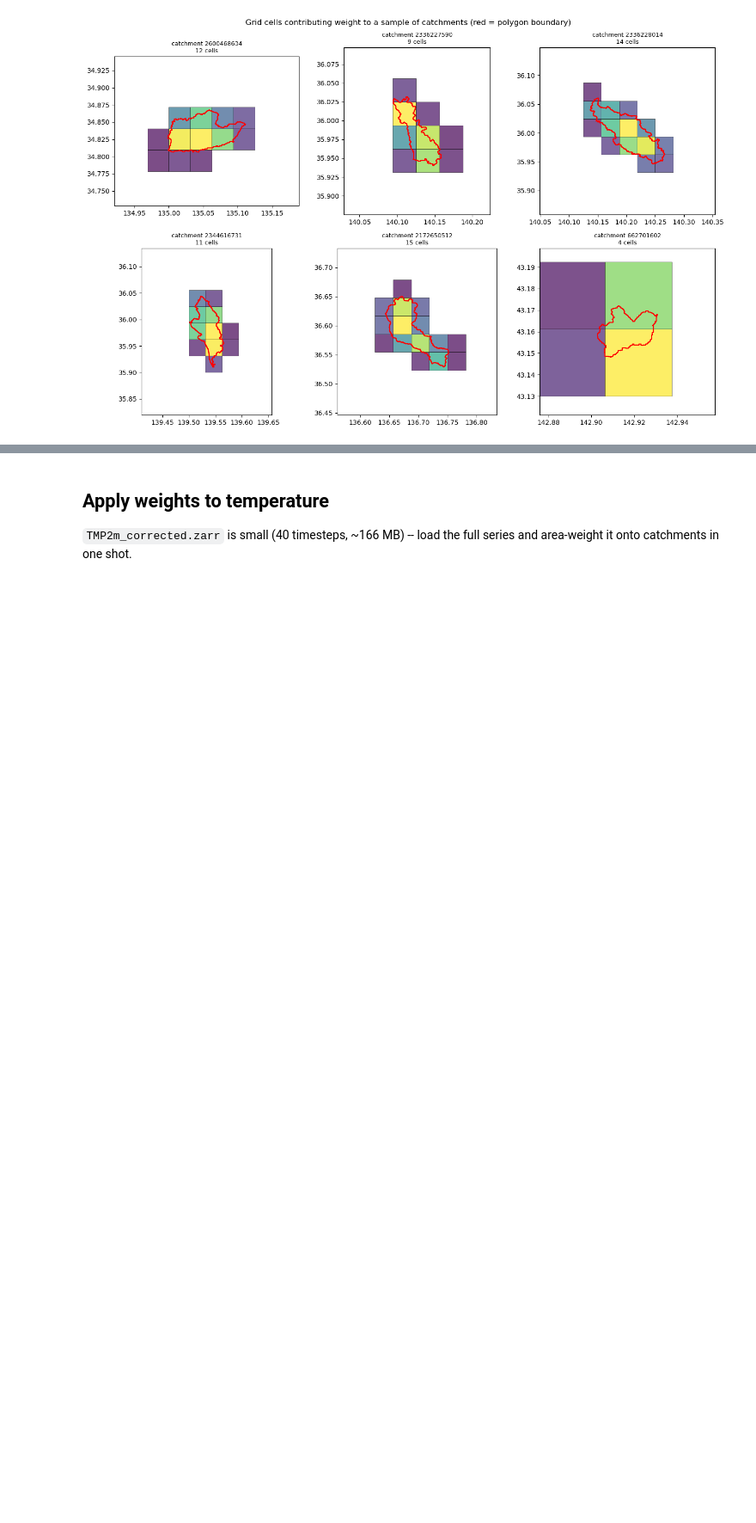
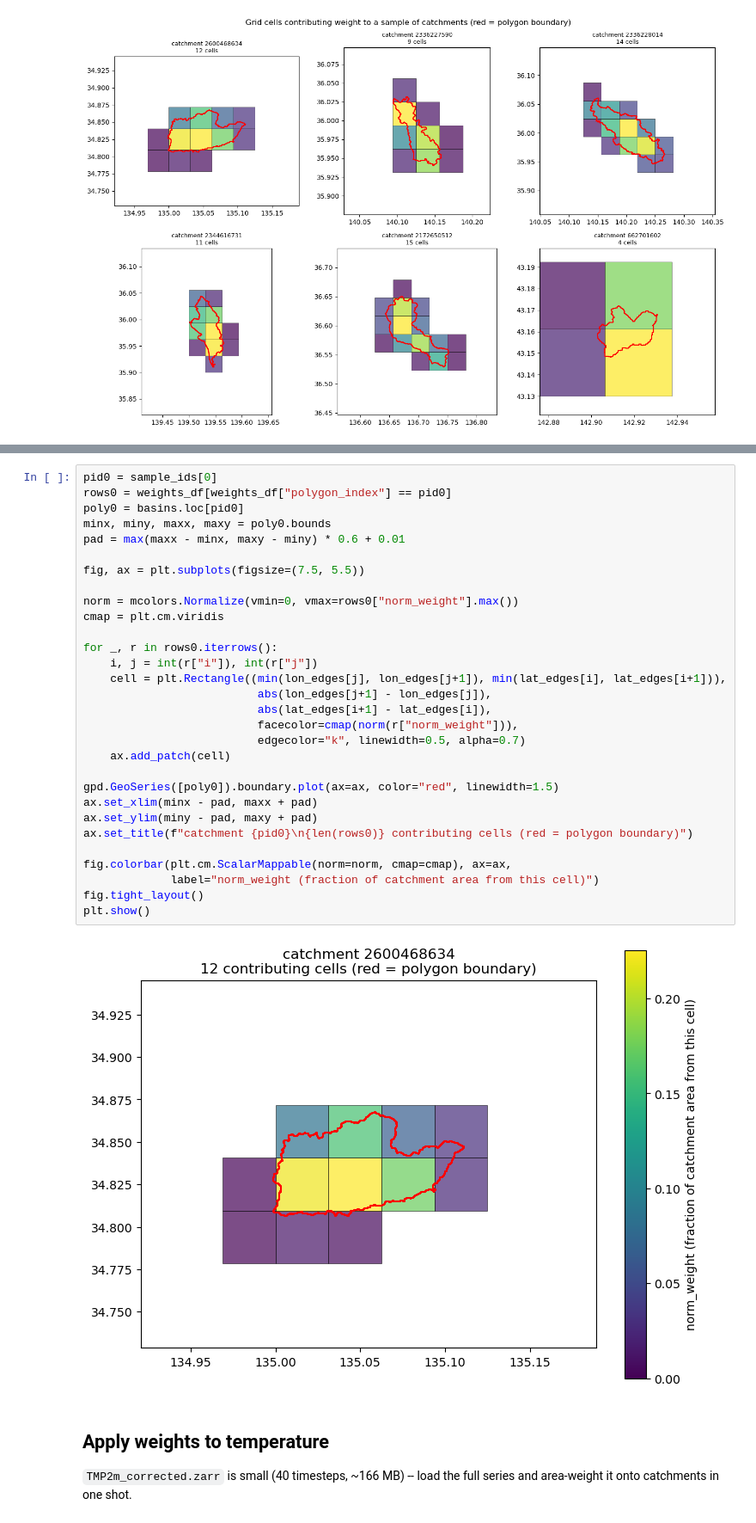
Before and after one commit to valentin-brekke/climate-hydro-pipeline, a Jupyter notebook: processing/catchment_weighting/scripts/catchment_weighting.ipynb, the cells around one changed output, grey strips where cells are left out. Shown at 86% size. Saved outputs shown, nothing was run; the diff lists cells and outputs as text; blank space fills up the shorter version.

```diff
--- a/processing/catchment_weighting/scripts/catchment_weighting.ipynb
+++ b/processing/catchment_weighting/scripts/catchment_weighting.ipynb
@@ -192,3 +203,35 @@ plt.show()
+# %%
+pid0 = sample_ids[0]
+rows0 = weights_df[weights_df["polygon_index"] == pid0]
+poly0 = basins.loc[pid0]
+minx, miny, maxx, maxy = poly0.bounds
+pad = max(maxx - minx, maxy - miny) * 0.6 + 0.01
+
+fig, ax = plt.subplots(figsize=(7.5, 5.5))
+
+norm = mcolors.Normalize(vmin=0, vmax=rows0["norm_weight"].max())
+cmap = plt.cm.viridis
+
+for _, r in rows0.iterrows():
+    i, j = int(r["i"]), int(r["j"])
+    cell = plt.Rectangle((min(lon_edges[j], lon_edges[j+1]), min(lat_edges[i], lat_edges[i+1])),
+                          abs(lon_edges[j+1] - lon_edges[j]),
+                          abs(lat_edges[i+1] - lat_edges[i]),
+                          facecolor=cmap(norm(r["norm_weight"])),
+                          edgecolor="k", linewidth=0.5, alpha=0.7)
+    ax.add_patch(cell)
+
+gpd.GeoSeries([poly0]).boundary.plot(ax=ax, color="red", linewidth=1.5)
+ax.set_xlim(minx - pad, maxx + pad)
+ax.set_ylim(miny - pad, maxy + pad)
+ax.set_title(f"catchment {pid0}\n{len(rows0)} contributing cells (red = polygon boundary)")
+
+fig.colorbar(plt.cm.ScalarMappable(norm=norm, cmap=cmap), ax=ax,
+             label="norm_weight (fraction of catchment area from this cell)")
+fig.tight_layout()
+plt.show()
+# %% [output]
+[figure, added]
 # %% [markdown]
 ## Apply weights to temperature
 
```
Also changed, not shown: parts of 2 cells of this notebook, 3 other files.
